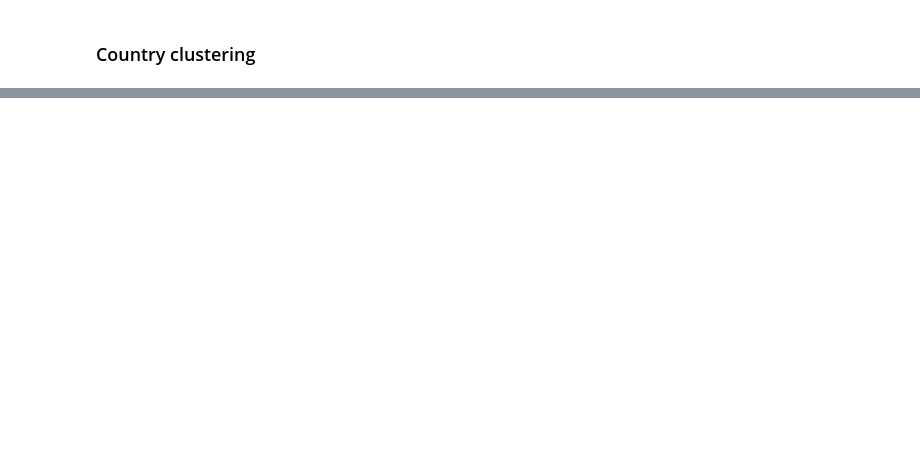
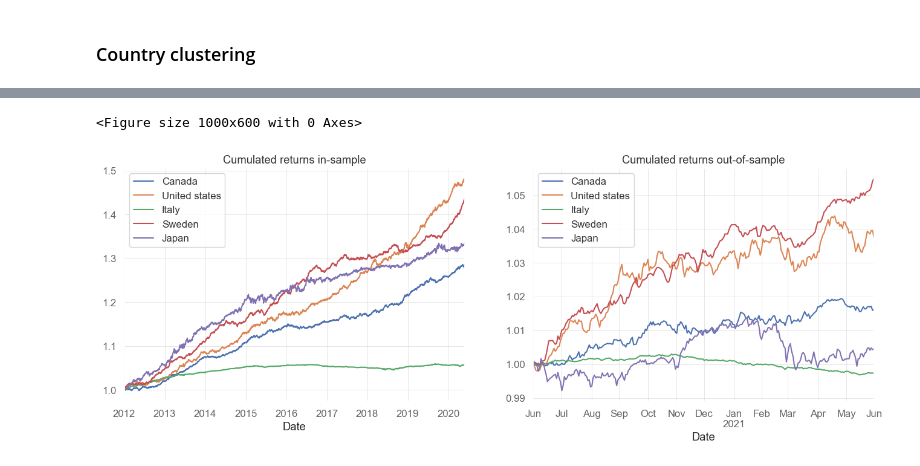
Before and after one commit to danyanyam/robustcov, a Jupyter notebook: notebooks/portfolio_analysis.ipynb, the cells around one changed output, grey strips where cells are left out. Saved outputs shown, nothing was run; the diff lists cells and outputs as text; code cells hidden in the pictures; blank space fills up the shorter version.

```diff
--- a/notebooks/portfolio_analysis.ipynb
+++ b/notebooks/portfolio_analysis.ipynb
@@ -132,0 +228,5 @@ Ukraine skipped
+# %%
+plot_cum_returns(portf_train, portf_test, ['Canada', 'United states', 'Italy', 'Sweden', 'Japan'])
+# %% [output]
+<Figure size 1000x600 with 0 Axes>
+[figure, added]
```
Also changed, not shown: parts of 18 cells of this notebook, 3 other files.
